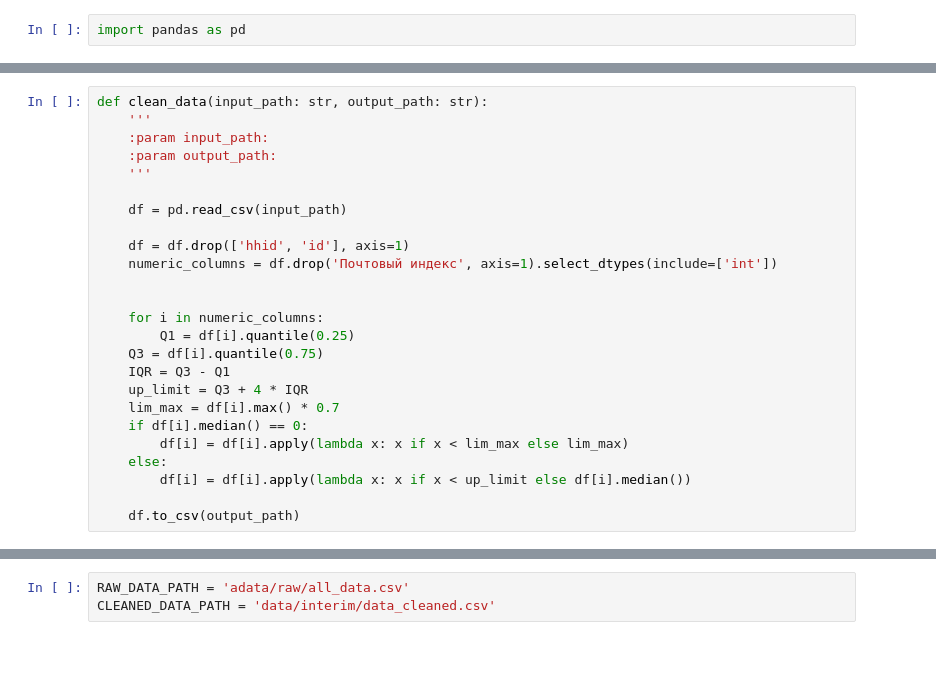
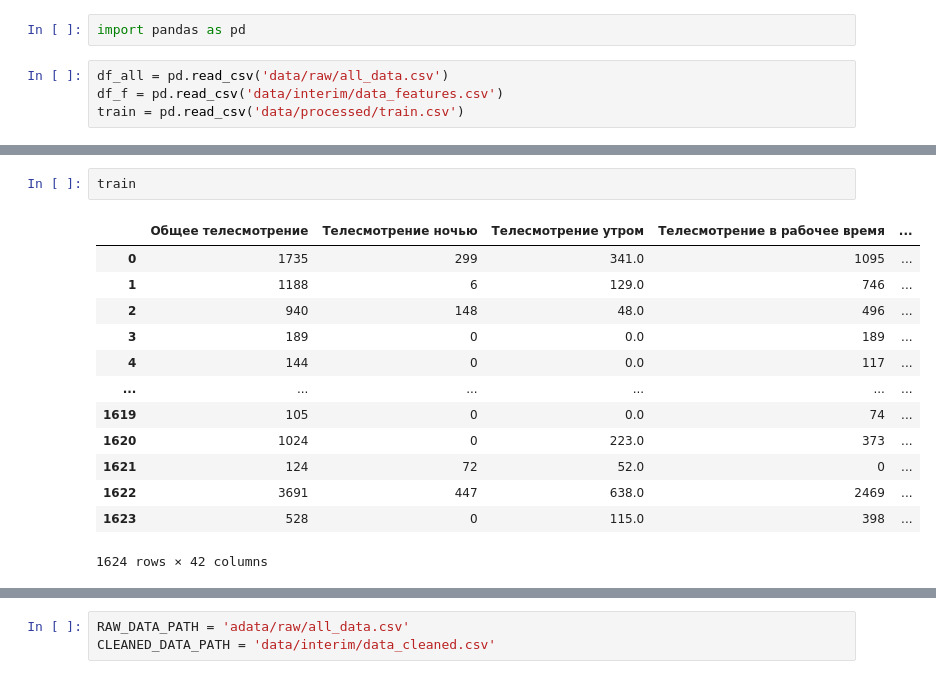
Before and after one commit to RyazaNow/Deploy-ML-Model, a Jupyter notebook: assdd.ipynb, the cells around one changed output, grey strips where cells are left out. Saved outputs shown, nothing was run; the diff lists cells and outputs as text; blank space fills up the shorter version.

Commit message:
Add function: train.py, prepare_datasets.py

```diff
--- a/assdd.ipynb
+++ b/assdd.ipynb
@@ -1,3 +1,7 @@
 # %%
 import pandas as pd
+# %%
+df_all = pd.read_csv('data/raw/all_data.csv')
+df_f = pd.read_csv('data/interim/data_features.csv')
+train = pd.read_csv('data/processed/train.csv')
 # %%
@@ -21,25 +9,16 @@ submit
-# %%
-def clean_data(input_path: str, output_path: str):
-    '''
-    :param input_path:
-    :param output_path:
-    '''
-
-    df = pd.read_csv(input_path)
-
-    df = df.drop(['hhid', 'id'], axis=1)
-    numeric_columns = df.drop('Почтовый индекс', axis=1).select_dtypes(include=['int'])
-
-
-    for i in numeric_columns:
-        Q1 = df[i].quantile(0.25)
-    Q3 = df[i].quantile(0.75)
-    IQR = Q3 - Q1
-    up_limit = Q3 + 4 * IQR
-    lim_max = df[i].max() * 0.7
-    if df[i].median() == 0:
-        df[i] = df[i].apply(lambda x: x if x < lim_max else lim_max)
-    else:
-        df[i] = df[i].apply(lambda x: x if x < up_limit else df[i].median())
-
-    df.to_csv(output_path)
+# %%
+train
+# %% [output]
+|  | Общее телесмотрение | Телесмотрение ночью | Телесмотрение утром | Телесмотрение в рабочее время | ... |
+| 0 | 1735 | 299 | 341.0 | 1095 | ... |
+| 1 | 1188 | 6 | 129.0 | 746 | ... |
+| 2 | 940 | 148 | 48.0 | 496 | ... |
+| 3 | 189 | 0 | 0.0 | 189 | ... |
+| 4 | 144 | 0 | 0.0 | 117 | ... |
+| ... | ... | ... | ... | ... | ... |
+| 1619 | 105 | 0 | 0.0 | 74 | ... |
+| 1620 | 1024 | 0 | 223.0 | 373 | ... |
+| 1621 | 124 | 72 | 52.0 | 0 | ... |
+| 1622 | 3691 | 447 | 638.0 | 2469 | ... |
+| 1623 | 528 | 0 | 115.0 | 398 | ... |
+1624 rows × 42 columns
```
Also changed, not shown: parts of 6 cells of this notebook, 12 other files.
